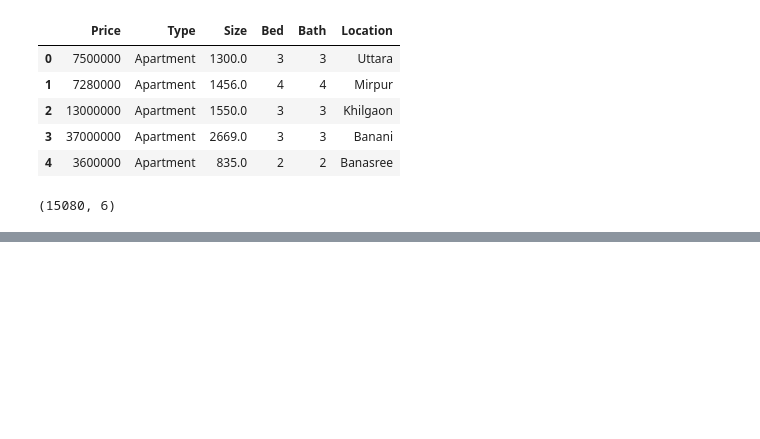
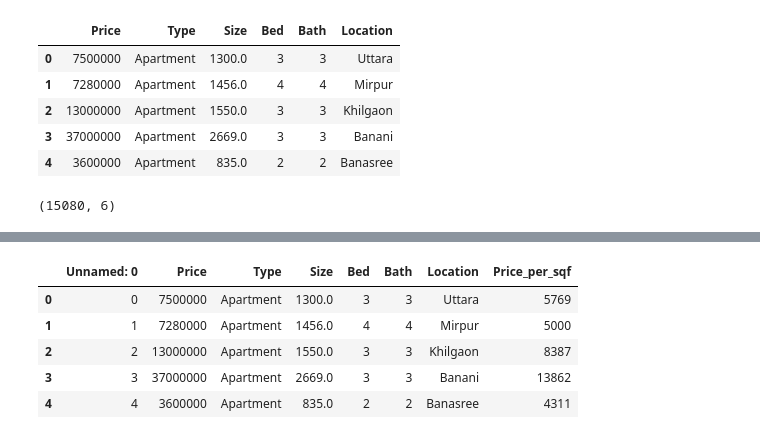
Before and after one commit to samiha-mahin/Dhaka_Apartment_Price_Prediction_ML, a Jupyter notebook: Dhaka_Apartment_Price_Prediction.ipynb, the cells around one changed output, grey strips where cells are left out. Cells and saved outputs as stored; diff of their text form; code cells hidden in the pictures; blank space fills up the shorter version.

```diff
--- a/Dhaka_Apartment_Price_Prediction.ipynb
+++ b/Dhaka_Apartment_Price_Prediction.ipynb
@@ -220,0 +218,3 @@ drive.mount('/content/drive')
+# %%
+df11 = pd.read_csv('/content/final_data.csv')
+df11.head()
@@ -220,0 +228,10 @@ drive.mount('/content/drive')
+# %%
+df11['Price_per_sqf'] = (df11.Price/df11.Size).astype(int)
+df11.head()
+# %% [output]
+|  | Unnamed: 0 | Price | Type | Size | Bed | Bath | Location | Price_per_sqf |
+| 0 | 0 | 7500000 | Apartment | 1300.0 | 3 | 3 | Uttara | 5769 |
+| 1 | 1 | 7280000 | Apartment | 1456.0 | 4 | 4 | Mirpur | 5000 |
+| 2 | 2 | 13000000 | Apartment | 1550.0 | 3 | 3 | Khilgaon | 8387 |
+| 3 | 3 | 37000000 | Apartment | 2669.0 | 3 | 3 | Banani | 13862 |
+| 4 | 4 | 3600000 | Apartment | 835.0 | 2 | 2 | Banasree | 4311 |
```
Also changed, not shown: parts of 14 cells of this notebook.
